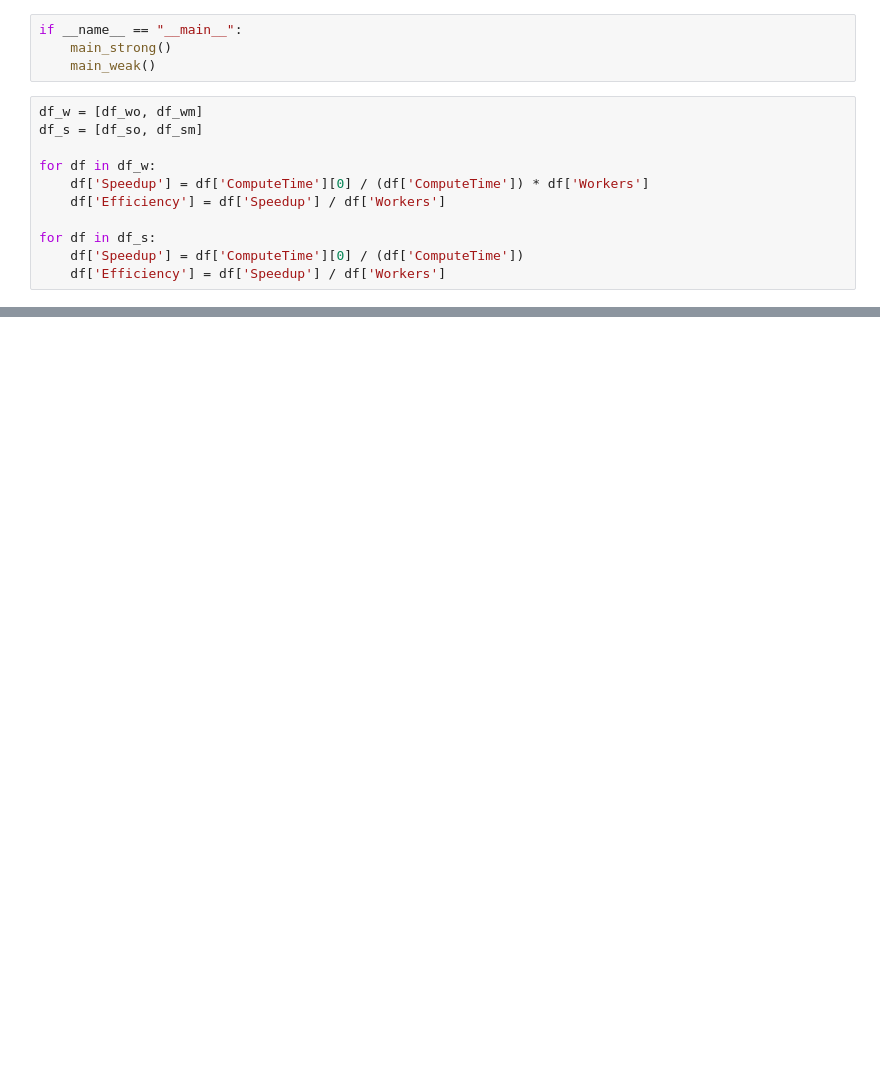
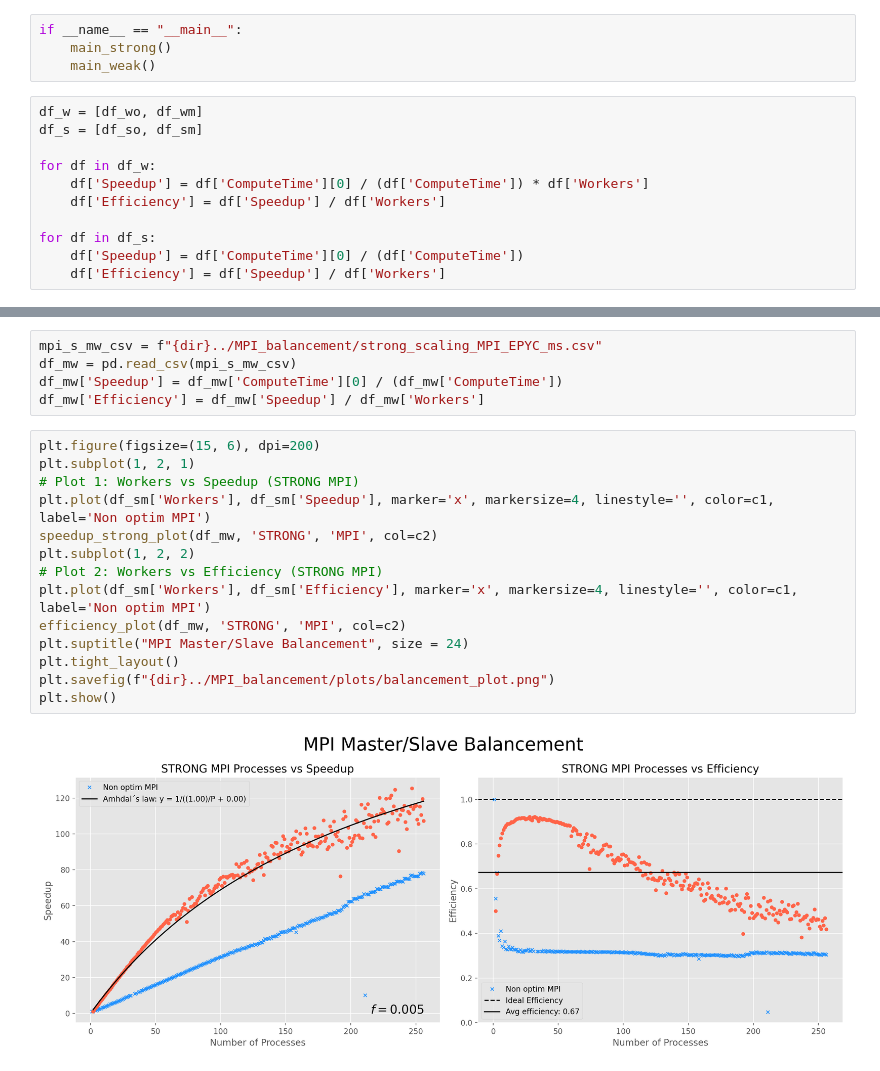
Before and after one commit to eruoppolo/HPC_2023, a Jupyter notebook: ex2/results/scaling_analysis.ipynb, the cells around one changed output, grey strips where cells are left out. Drawn from its saved outputs; the diff is of its cells as text; blank space fills up the shorter version.

```diff
--- a/ex2/results/scaling_analysis.ipynb
+++ b/ex2/results/scaling_analysis.ipynb
@@ -347,0 +418,21 @@ plt.show()
+# %%
+mpi_s_mw_csv = f"{dir}../MPI_balancement/strong_scaling_MPI_EPYC_ms.csv"
+df_mw = pd.read_csv(mpi_s_mw_csv)
+df_mw['Speedup'] = df_mw['ComputeTime'][0] / (df_mw['ComputeTime'])
+df_mw['Efficiency'] = df_mw['Speedup'] / df_mw['Workers']
+# %%
+plt.figure(figsize=(15, 6), dpi=200)
+plt.subplot(1, 2, 1)
+# Plot 1: Workers vs Speedup (STRONG MPI)
+plt.plot(df_sm['Workers'], df_sm['Speedup'], marker='x', markersize=4, linestyle='', color=c1, label='Non optim MPI')
+speedup_strong_plot(df_mw, 'STRONG', 'MPI', col=c2)
+plt.subplot(1, 2, 2)
+# Plot 2: Workers vs Efficiency (STRONG MPI)
+plt.plot(df_sm['Workers'], df_sm['Efficiency'], marker='x', markersize=4, linestyle='', color=c1, label='Non optim MPI')
+efficiency_plot(df_mw, 'STRONG', 'MPI', col=c2)
+plt.suptitle("MPI Master/Slave Balancement", size = 24)
+plt.tight_layout()
+plt.savefig(f"{dir}../MPI_balancement/plots/balancement_plot.png")
+plt.show()
+# %% [output]
+[figure, added]
```
Also changed, not shown: parts of 9 cells of this notebook, 19 other files.
